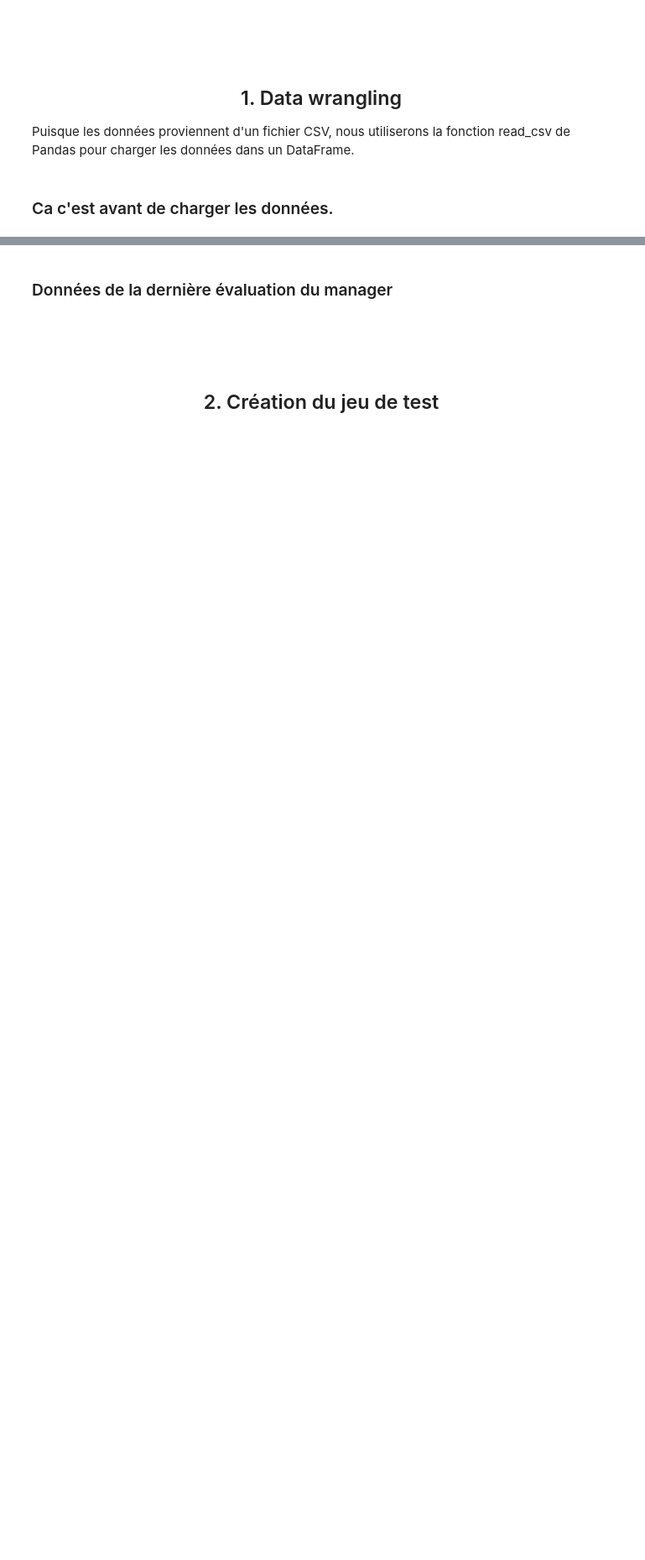
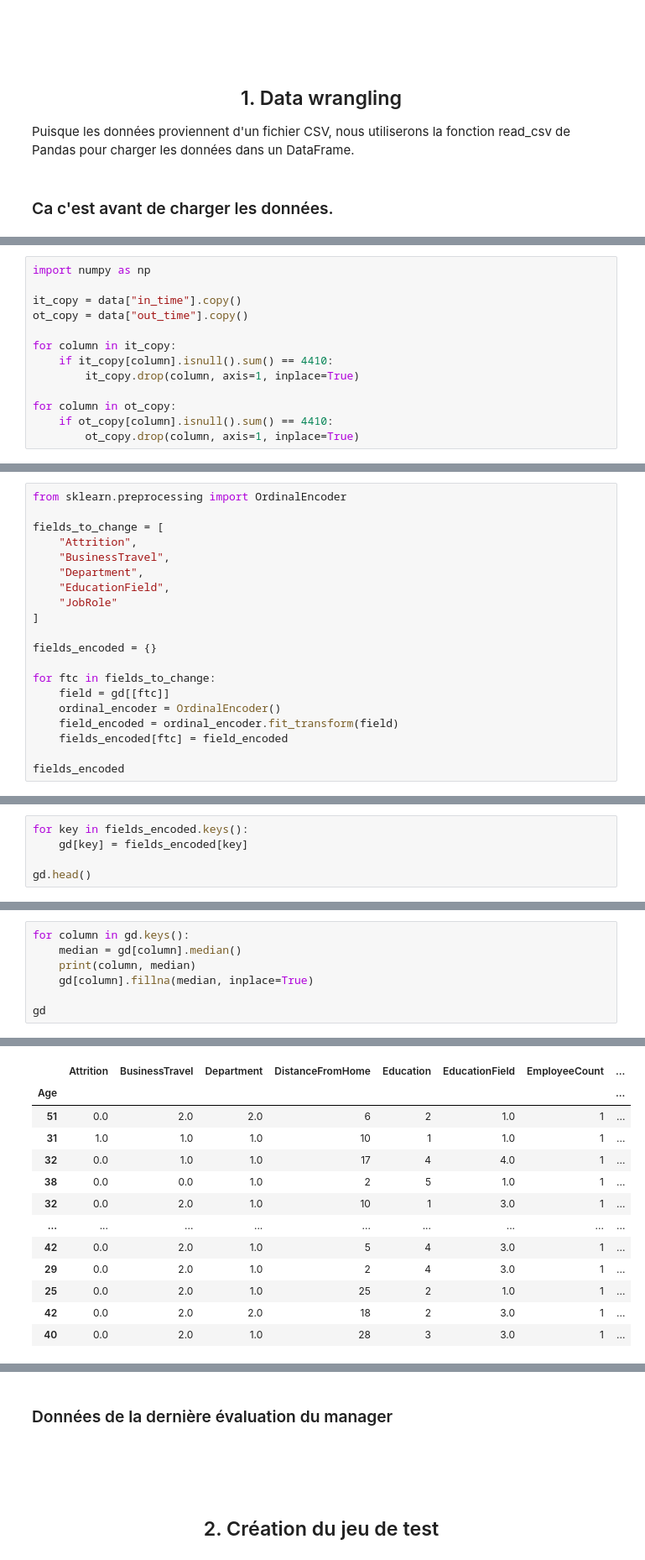
Before and after one commit to ArkaniosCesi/IA_project, a Jupyter notebook: Groupe2_IA.ipynb, the cells around one changed output, grey strips where cells are left out. Shown at 84% size. Saved outputs shown, nothing was run; the diff lists cells and outputs as text; blank space fills up the shorter version.

```diff
--- a/Groupe2_IA.ipynb
+++ b/Groupe2_IA.ipynb
@@ -112,0 +172,13 @@ None
+# %%
+import numpy as np
+
+it_copy = data["in_time"].copy()
+ot_copy = data["out_time"].copy()
+
+for column in it_copy:
+    if it_copy[column].isnull().sum() == 4410:
+        it_copy.drop(column, axis=1, inplace=True)
+
+for column in ot_copy:
+    if ot_copy[column].isnull().sum() == 4410:
+        ot_copy.drop(column, axis=1, inplace=True)
@@ -112,0 +187,20 @@ None
+# %%
+from sklearn.preprocessing import OrdinalEncoder
+
+fields_to_change = [
+    "Attrition",
+    "BusinessTravel",
+    "Department",
+    "EducationField",
+    "JobRole"
+]
+
+fields_encoded = {}
+
+for ftc in fields_to_change:
+    field = gd[[ftc]]
+    ordinal_encoder = OrdinalEncoder()
+    field_encoded = ordinal_encoder.fit_transform(field)
+    fields_encoded[ftc] = field_encoded
+
+fields_encoded
@@ -112,0 +227,5 @@ None
+# %%
+for key in fields_encoded.keys():
+    gd[key] = fields_encoded[key]
+
+gd.head()
@@ -112,0 +242,8 @@ None
+# %%
+for column in gd.keys():
+    median = gd[column].median()
+    print(column, median)
+    gd[column].fillna(median, inplace=True)
+
+gd
+# %% [output]
@@ -112,0 +267,13 @@ None
+|  | Attrition | BusinessTravel | Department | DistanceFromHome | Education | EducationField | EmployeeCount | ... |
+| Age |  |  |  |  |  |  |  | ... |
+| 51 | 0.0 | 2.0 | 2.0 | 6 | 2 | 1.0 | 1 | ... |
+| 31 | 1.0 | 1.0 | 1.0 | 10 | 1 | 1.0 | 1 | ... |
+| 32 | 0.0 | 1.0 | 1.0 | 17 | 4 | 4.0 | 1 | ... |
+| 38 | 0.0 | 0.0 | 1.0 | 2 | 5 | 1.0 | 1 | ... |
+| 32 | 0.0 | 2.0 | 1.0 | 10 | 1 | 3.0 | 1 | ... |
+| ... | ... | ... | ... | ... | ... | ... | ... | ... |
+| 42 | 0.0 | 2.0 | 1.0 | 5 | 4 | 3.0 | 1 | ... |
+| 29 | 0.0 | 2.0 | 1.0 | 2 | 4 | 3.0 | 1 | ... |
+| 25 | 0.0 | 2.0 | 1.0 | 25 | 2 | 1.0 | 1 | ... |
+| 42 | 0.0 | 2.0 | 2.0 | 18 | 2 | 3.0 | 1 | ... |
+| 40 | 0.0 | 2.0 | 1.0 | 28 | 3 | 3.0 | 1 | ... |
```
Also changed, not shown: parts of 20 cells of this notebook.
